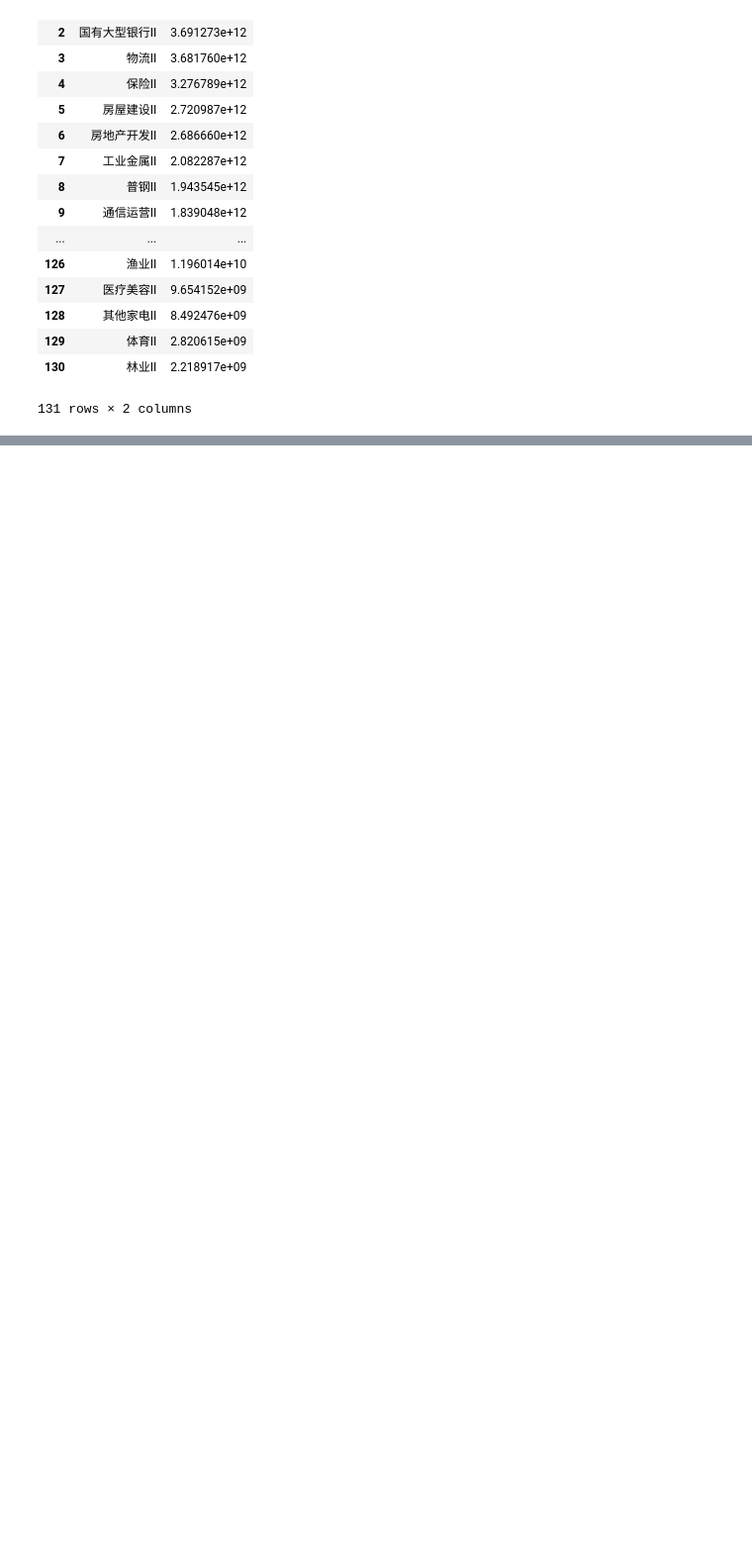
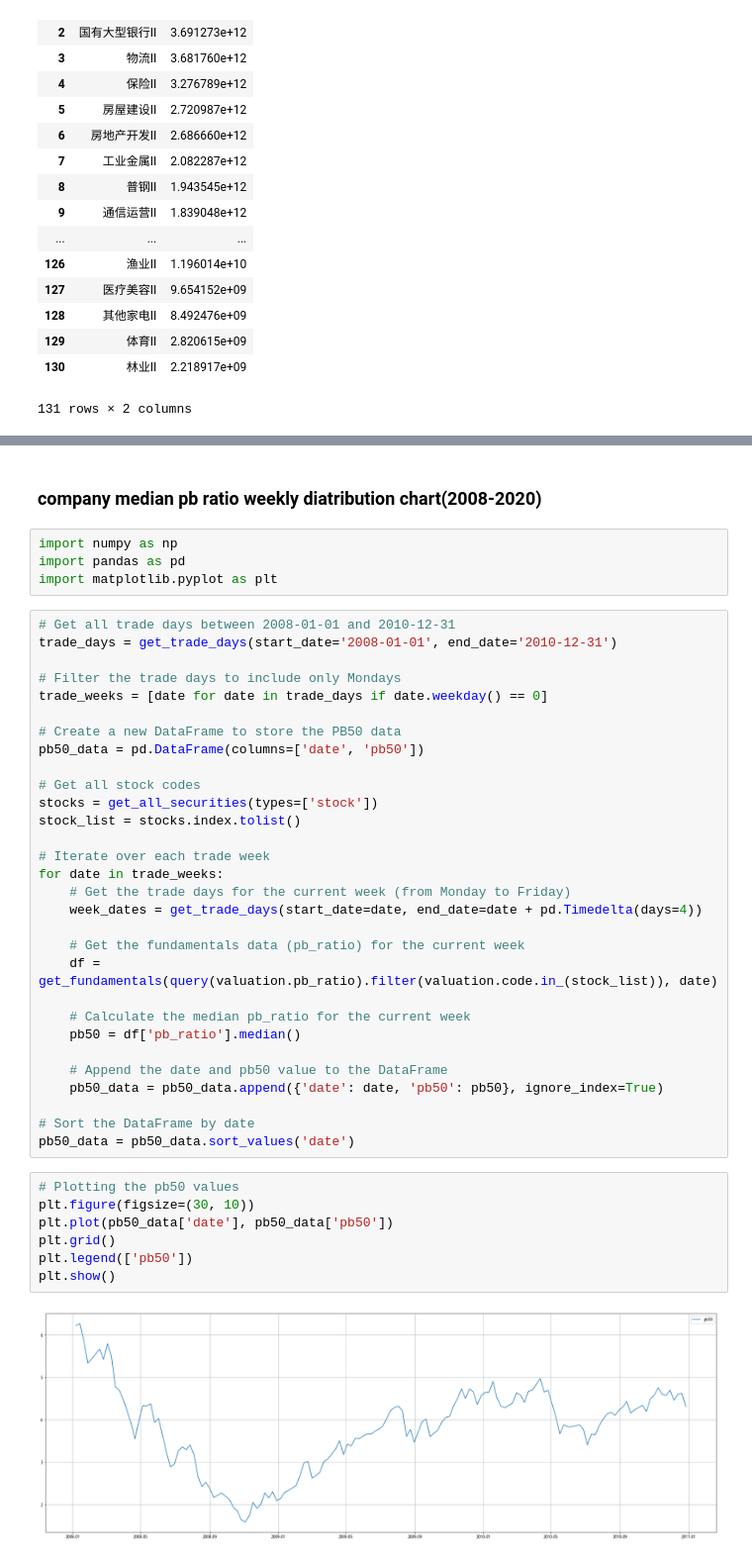
Before and after one commit to yuchenwang521/stock, a Jupyter notebook: quant.ipynb, the cells around one changed output, grey strips where cells are left out. Shown at 99% size. Drawn from its saved outputs; the diff is of its cells as text; blank space fills up the shorter version.

```diff
--- a/quant.ipynb
+++ b/quant.ipynb
@@ -188,0 +481,45 @@ auth success
+# %% [markdown]
+### company median pb ratio weekly diatribution chart(2008-2020)
+# %%
+import numpy as np
+import pandas as pd
+import matplotlib.pyplot as plt
+# %%
+# Get all trade days between 2008-01-01 and 2010-12-31
+trade_days = get_trade_days(start_date='2008-01-01', end_date='2010-12-31')
+
+# Filter the trade days to include only Mondays
+trade_weeks = [date for date in trade_days if date.weekday() == 0]
+
+# Create a new DataFrame to store the PB50 data
+pb50_data = pd.DataFrame(columns=['date', 'pb50'])
+
+# Get all stock codes
+stocks = get_all_securities(types=['stock'])
+stock_list = stocks.index.tolist()
+
+# Iterate over each trade week
+for date in trade_weeks:
+    # Get the trade days for the current week (from Monday to Friday)
+    week_dates = get_trade_days(start_date=date, end_date=date + pd.Timedelta(days=4))
+
+    # Get the fundamentals data (pb_ratio) for the current week
+    df = get_fundamentals(query(valuation.pb_ratio).filter(valuation.code.in_(stock_list)), date)
+
+    # Calculate the median pb_ratio for the current week
+    pb50 = df['pb_ratio'].median()
+
+    # Append the date and pb50 value to the DataFrame
+    pb50_data = pb50_data.append({'date': date, 'pb50': pb50}, ignore_index=True)
+
+# Sort the DataFrame by date
+pb50_data = pb50_data.sort_values('date')
+# %%
+# Plotting the pb50 values
+plt.figure(figsize=(30, 10))
+plt.plot(pb50_data['date'], pb50_data['pb50'])
+plt.grid()
+plt.legend(['pb50'])
+plt.show()
+# %% [output]
+[figure, added]
```
Also changed, not shown: parts of 55 cells of this notebook.
